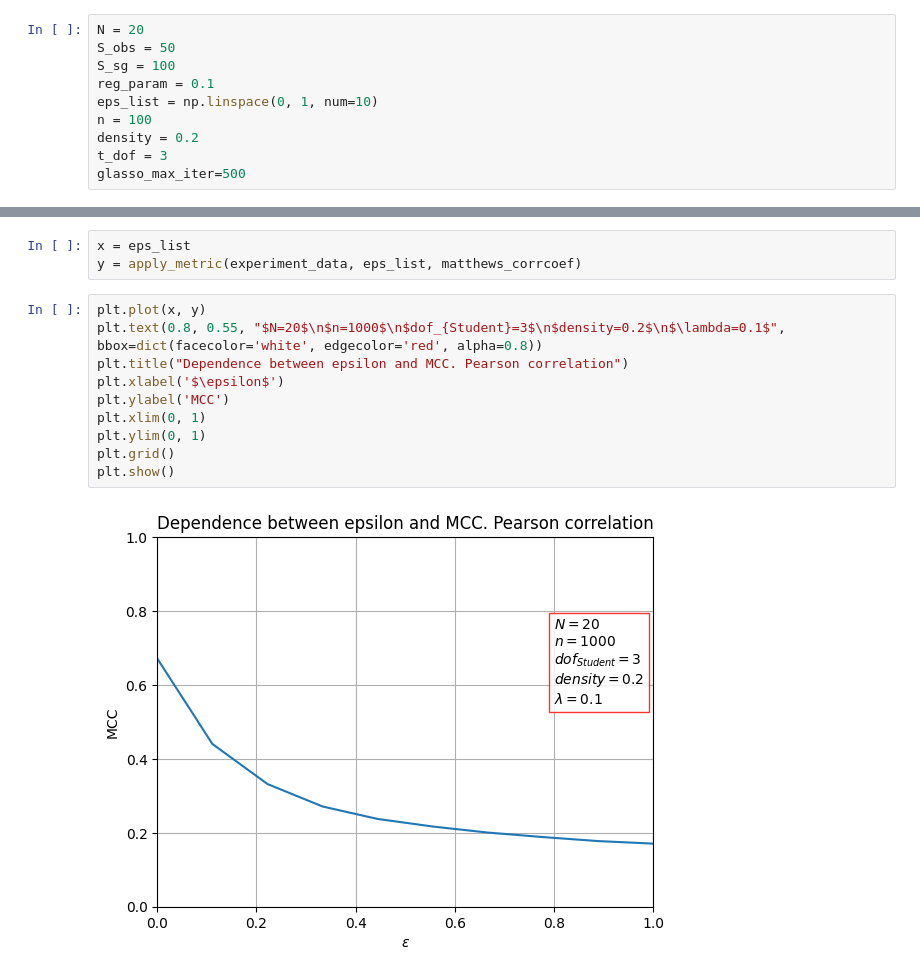
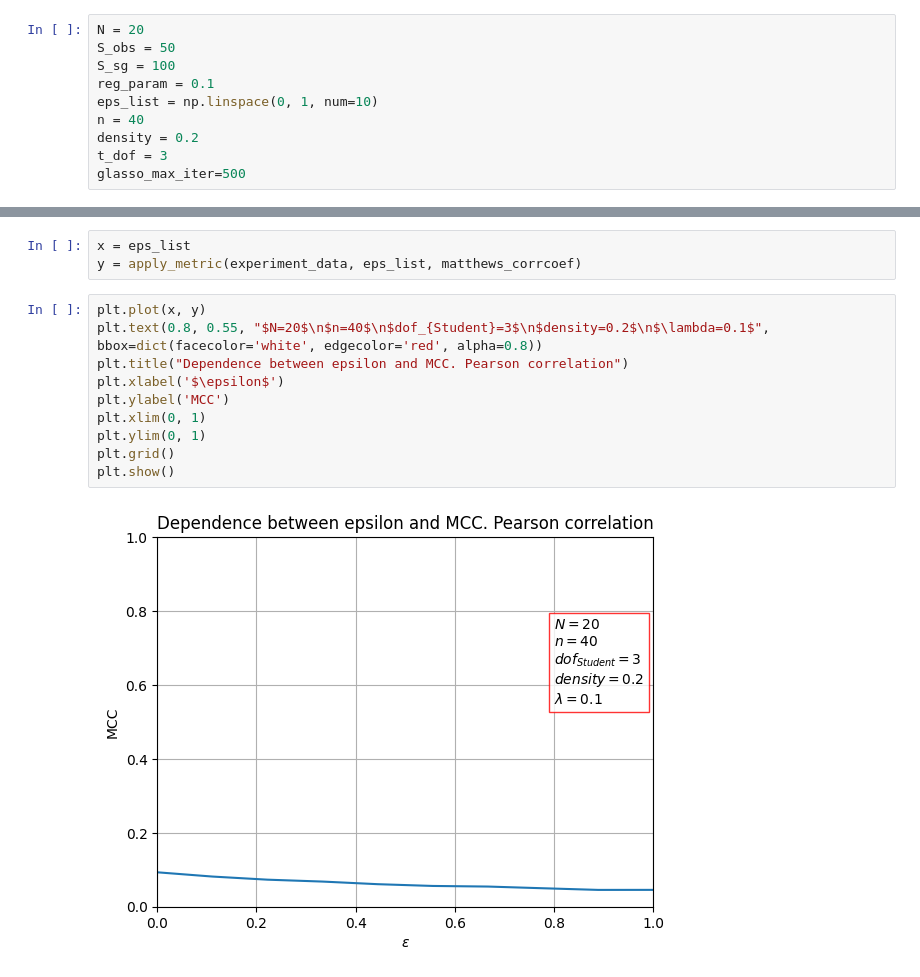
Before and after one commit to cofofprom/GGMS_framework, a Jupyter notebook: pipelines/glasso_robust.ipynb, the cells around one changed output, grey strips where cells are left out. Cells and saved outputs as stored; diff of their text form.

```diff
--- a/pipelines/glasso_robust.ipynb
+++ b/pipelines/glasso_robust.ipynb
@@ -135,7 +242,7 @@ S_obs = 50
 S_sg = 100
 reg_param = 0.1
 eps_list = np.linspace(0, 1, num=10)
-n = 100
+n = 40
 density = 0.2
 t_dof = 3
 glasso_max_iter=500
@@ -212,13 +319,13 @@ x = eps_list
 y = apply_metric(experiment_data, eps_list, matthews_corrcoef)
 # %%
 plt.plot(x, y)
-plt.text(0.8, 0.55, "$N=20$\n$n=1000$\n$dof_{Student}=3$\n$density=0.2$\n$\lambda=0.1$", bbox=dict(facecolor='white', edgecolor='red', alpha=0.8))
+plt.text(0.8, 0.55, "$N=20$\n$n=40$\n$dof_{Student}=3$\n$density=0.2$\n$\lambda=0.1$", bbox=dict(facecolor='white', edgecolor='red', alpha=0.8))
 plt.title("Dependence between epsilon and MCC. Pearson correlation")
 plt.xlabel('$\epsilon$')
 plt.ylabel('MCC')
 plt.xlim(0, 1)
 plt.ylim(0, 1)
 plt.grid()
 plt.show()
 # %% [output]
-[figure, old version]
+[figure, new version]
```
Also changed, not shown: parts of 5 cells of this notebook, 1 other file.
